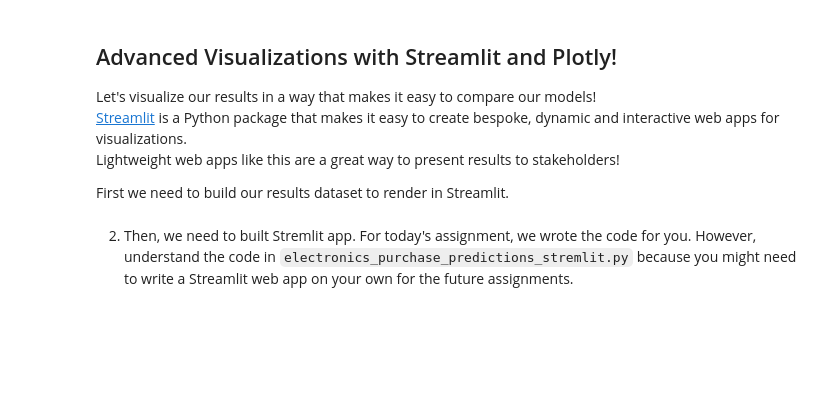
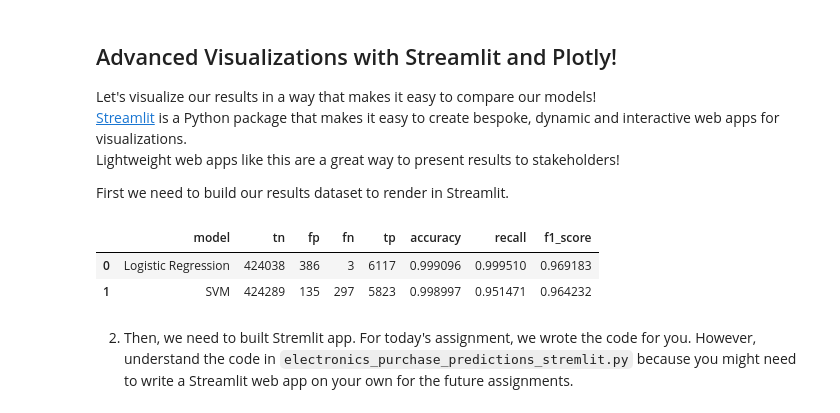
Before and after one commit to RBarroco/fourthbrain-first, a Jupyter notebook: electronics_purchase_predictionExercise/week-6-supervised-ML/nb/electronics-purchase-prediction.ipynb, the cells around one changed output. Drawn from its saved outputs; the diff is of its cells as text; code cells hidden in the pictures; blank space fills up the shorter version.

```diff
--- a/electronics_purchase_predictionExercise/week-6-supervised-ML/nb/electronics-purchase-prediction.ipynb
+++ b/electronics_purchase_predictionExercise/week-6-supervised-ML/nb/electronics-purchase-prediction.ipynb
@@ -592,26 +638,30 @@ First we need to build our results dataset to render in Streamlit.
 # %%
 from collections import defaultdict
 
 results_data = defaultdict(list)
 
 models = ["Logistic Regression", "SVM", "Gradient Boosting Classifier"]
 
-for model, pred in zip(models, [lr_pred, svm_pred, gbt_pred]):
+for model, pred in zip(models, [lr_pred, gbt_pred]):
     confusion = confusion_matrix(y_test, pred)
     accuracy_ = accuracy(y_test, pred)
     recall_ = recall(y_test, pred)
     f1 = f1_score(y_test, pred)
 
     results_data['model'].append(model)
     results_data['tn'].append(confusion[0][0])
     results_data['fp'].append(confusion[0][1])
     results_data['fn'].append(confusion[1][0])
     results_data['tp'].append(confusion[1][1])
     results_data['accuracy'].append(accuracy_)
     results_data['recall'].append(recall_)
     results_data['f1_score'].append(f1)
 results_df = pd.DataFrame(results_data)
 results_df
+# %% [output]
+|  | model | tn | fp | fn | tp | accuracy | recall | f1_score |
+| 0 | Logistic Regression | 424038 | 386 | 3 | 6117 | 0.999096 | 0.999510 | 0.969183 |
+| 1 | SVM | 424289 | 135 | 297 | 5823 | 0.998997 | 0.951471 | 0.964232 |
 # %%
 # Write our results_df to CSV
 results_df.to_csv("../dat/model_results.csv")
```
Also changed, not shown: parts of 9 cells of this notebook.
